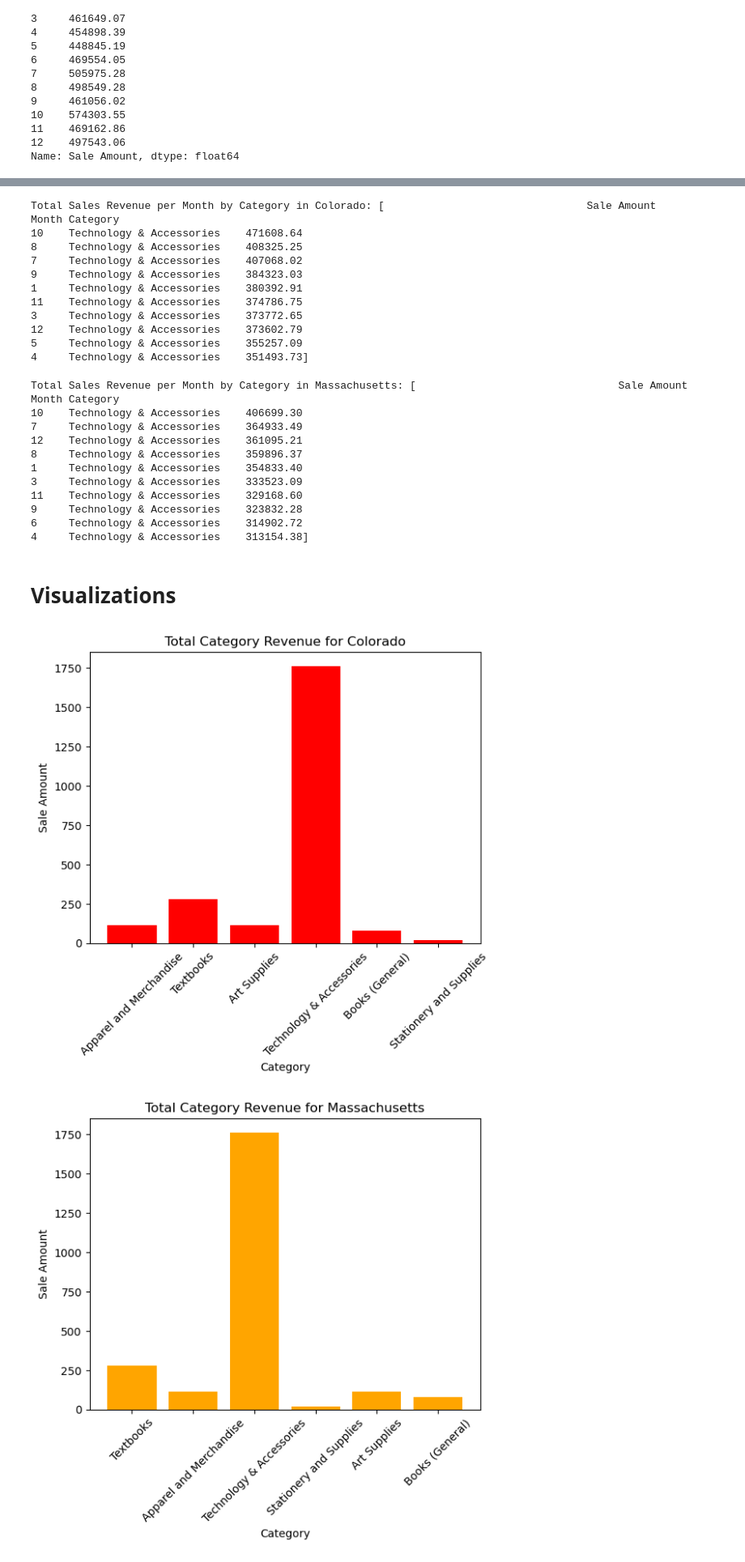
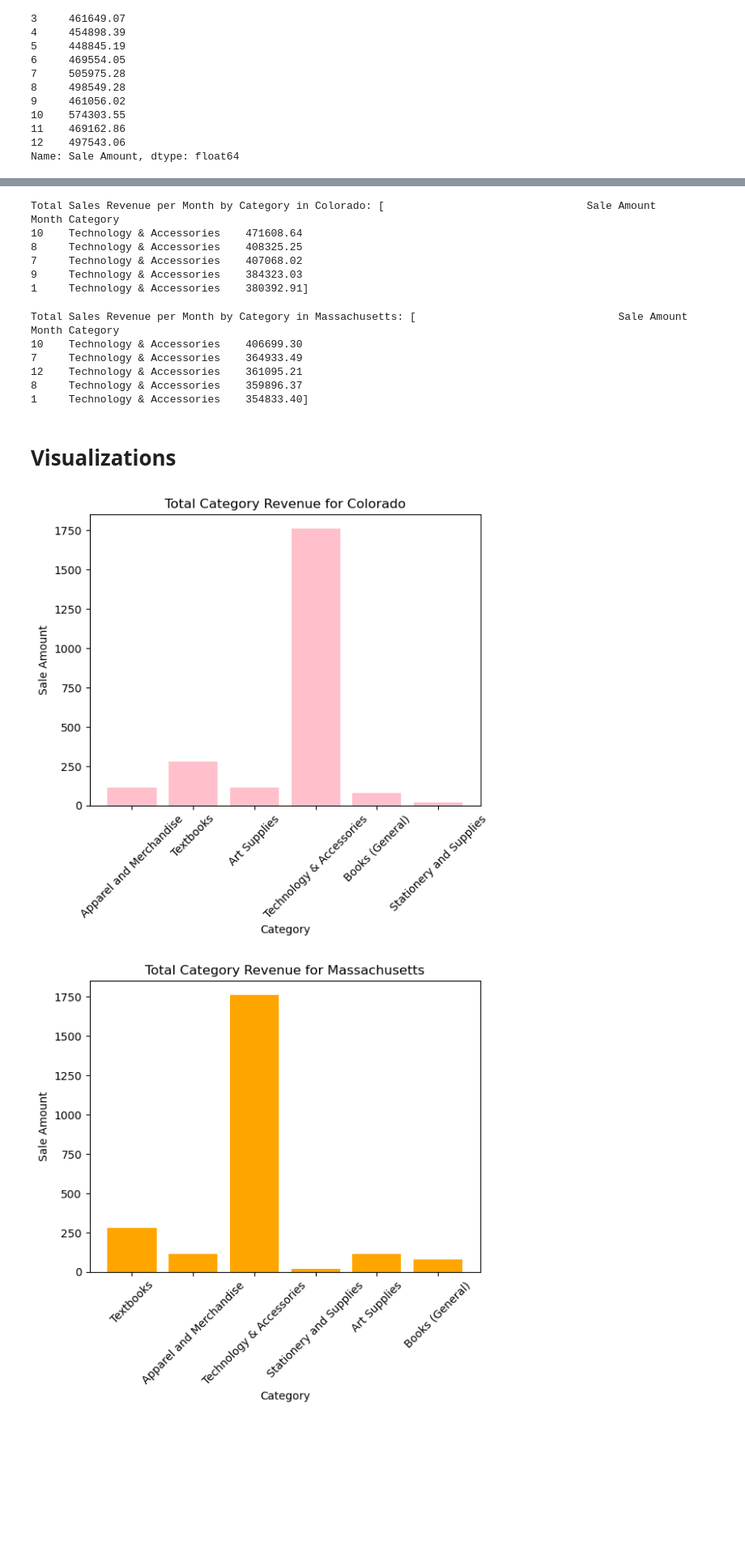
Before and after one commit to maiablack20/Capstone_3, a Jupyter notebook: Capstone_2/Black_sales_analysis.ipynb, the cells around one changed output, grey strips where cells are left out. Shown at 81% size. Saved outputs shown, nothing was run; the diff lists cells and outputs as text; code cells hidden in the pictures; blank space fills up the shorter version.

```diff
--- a/Capstone_2/Black_sales_analysis.ipynb
+++ b/Capstone_2/Black_sales_analysis.ipynb
@@ -476,8 +450,8 @@ num_merge1 = merged1_dta.merge(prods, on = "Prod Num")
 num1_merge = num_merge1.merge(prodc.drop_duplicates('CategoryID'), on = 'CategoryID')
 num_cat1 = pd.DataFrame(num1_merge.groupby(['Month', 'Category']).sum())
 num_cat1['Total Sales Revenue per Month by Category'] = num_cat1['Sale Amount'].rank(ascending = False)
-num_cat1.sort_values('Total Sales Revenue per Month by Category').head(10)
-print(f"Total Sales Revenue per Month by Category in Colorado: {[num_cat1.sort_values('Total Sales Revenue per Month by Category').head(10) [['Sale Amount']]]}")
+num_cat1.sort_values('Total Sales Revenue per Month by Category').head(5)
+print(f"Total Sales Revenue per Month by Category in Colorado: {[num_cat1.sort_values('Total Sales Revenue per Month by Category').head(5) [['Sale Amount']]]}")
 # %% [output]
 Total Sales Revenue per Month by Category in Colorado: [                                Sale Amount
 Month Category
@@ -485,19 +459,14 @@ Month Category
 8     Technology & Accessories    408325.25
 7     Technology & Accessories    407068.02
 9     Technology & Accessories    384323.03
-1     Technology & Accessories    380392.91
-11    Technology & Accessories    374786.75
-3     Technology & Accessories    373772.65
-12    Technology & Accessories    373602.79
-5     Technology & Accessories    355257.09
-4     Technology & Accessories    351493.73]
+1     Technology & Accessories    380392.91]
 # %%
 num_merge2 = merged2_dta.merge(prods, on = "Prod Num")
 num2_merge = num_merge2.merge(prodc.drop_duplicates('CategoryID'), on = 'CategoryID')
 num_cat2 = pd.DataFrame(num2_merge.groupby(['Month', 'Category']).sum())
 num_cat2['Total Sales Revenue per Month by Category'] = num_cat2['Sale Amount'].rank(ascending = False)
-num_cat2.sort_values('Total Sales Revenue per Month by Category').head(10)
-print(f"Total Sales Revenue per Month by Category in Massachusetts: {[num_cat2.sort_values('Total Sales Revenue per Month by Category').head(10) [['Sale Amount']]]}")
+num_cat2.sort_values('Total Sales Revenue per Month by Category').head(5)
+print(f"Total Sales Revenue per Month by Category in Massachusetts: {[num_cat2.sort_values('Total Sales Revenue per Month by Category').head(5) [['Sale Amount']]]}")
 # %% [output]
 Total Sales Revenue per Month by Category in Massachusetts: [                                Sale Amount
 Month Category
@@ -505,23 +474,18 @@ Month Category
 7     Technology & Accessories    364933.49
 12    Technology & Accessories    361095.21
 8     Technology & Accessories    359896.37
-1     Technology & Accessories    354833.40
-3     Technology & Accessories    333523.09
-11    Technology & Accessories    329168.60
-9     Technology & Accessories    323832.28
-6     Technology & Accessories    314902.72
-4     Technology & Accessories    313154.38]
+1     Technology & Accessories    354833.40]
 # %% [markdown]
 # Visualizations
 # %%
-plt.bar(num1_merge['Category'], num1_merge['Sale Amount'], color = 'red')
+plt.bar(num1_merge['Category'], num1_merge['Sale Amount'], color = 'pink')
 plt.title('Total Category Revenue for Colorado')
 plt.xlabel('Category')
 plt.ylabel('Sale Amount')
 plt.xticks(rotation = 45)
 plt.show()
 # %% [output]
-[figure, old version]
+[figure, new version]
 # %%
 plt.bar(num2_merge['Category'], num2_merge['Sale Amount'], color = 'orange')
 plt.title('Total Category Revenue for Massachusetts')
```
Also changed, not shown: parts of 16 cells of this notebook, 23 other files.
